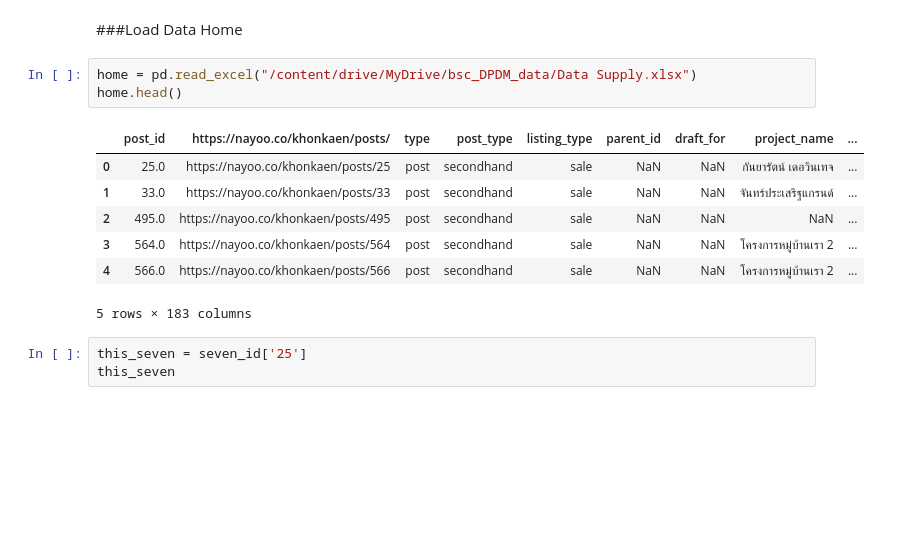
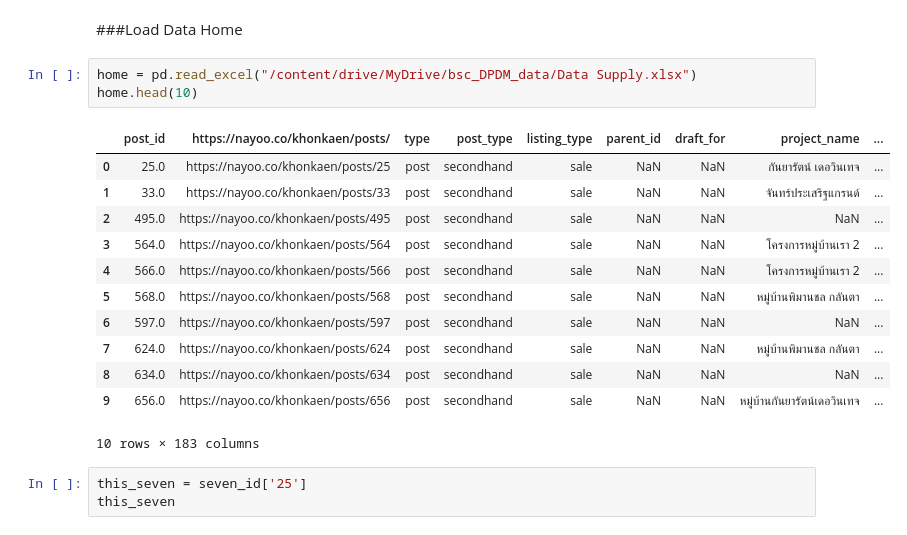
Before and after one commit to kumoromilee/bsc_dpdm22, a Jupyter notebook: [dataprep2]_GIS_point_of_interest_data.ipynb, the cells around one changed output. Drawn from its saved outputs; the diff is of its cells as text; blank space fills up the shorter version.

```diff
--- a/[dataprep2]_GIS_point_of_interest_data.ipynb
+++ b/[dataprep2]_GIS_point_of_interest_data.ipynb
@@ -127,15 +127,20 @@ c
 ###Load Data Home
 # %%
 home = pd.read_excel("/content/drive/MyDrive/bsc_DPDM_data/Data Supply.xlsx")
-home.head()
+home.head(10)
 # %% [output]
 |  | post_id | https://nayoo.co/khonkaen/posts/ | type | post_type | listing_type | parent_id | draft_for | project_name | ... |
 | 0 | 25.0 | https://nayoo.co/khonkaen/posts/25 | post | secondhand | sale | NaN | NaN | กันยารัตน์ เดอวินเทจ | ... |
 | 1 | 33.0 | https://nayoo.co/khonkaen/posts/33 | post | secondhand | sale | NaN | NaN | จันทร์ประเสริฐแกรนด์ | ... |
 | 2 | 495.0 | https://nayoo.co/khonkaen/posts/495 | post | secondhand | sale | NaN | NaN | NaN | ... |
 | 3 | 564.0 | https://nayoo.co/khonkaen/posts/564 | post | secondhand | sale | NaN | NaN | โครงการหมู่บ้านเรา 2 | ... |
 | 4 | 566.0 | https://nayoo.co/khonkaen/posts/566 | post | secondhand | sale | NaN | NaN | โครงการหมู่บ้านเรา 2 | ... |
+| 5 | 568.0 | https://nayoo.co/khonkaen/posts/568 | post | secondhand | sale | NaN | NaN | หมู่บ้านพิมานชล กลันตา | ... |
+| 6 | 597.0 | https://nayoo.co/khonkaen/posts/597 | post | secondhand | sale | NaN | NaN | NaN | ... |
+| 7 | 624.0 | https://nayoo.co/khonkaen/posts/624 | post | secondhand | sale | NaN | NaN | หมู่บ้านพิมานชล กลันตา | ... |
+| 8 | 634.0 | https://nayoo.co/khonkaen/posts/634 | post | secondhand | sale | NaN | NaN | NaN | ... |
+| 9 | 656.0 | https://nayoo.co/khonkaen/posts/656 | post | secondhand | sale | NaN | NaN | หมู่บ้านกันยารัตน์เดอวินเทจ | ... |
-5 rows × 183 columns
+10 rows × 183 columns
 # %%
 this_seven = seven_id['25']
 this_seven
```
Also changed, not shown: parts of 30 cells of this notebook.
